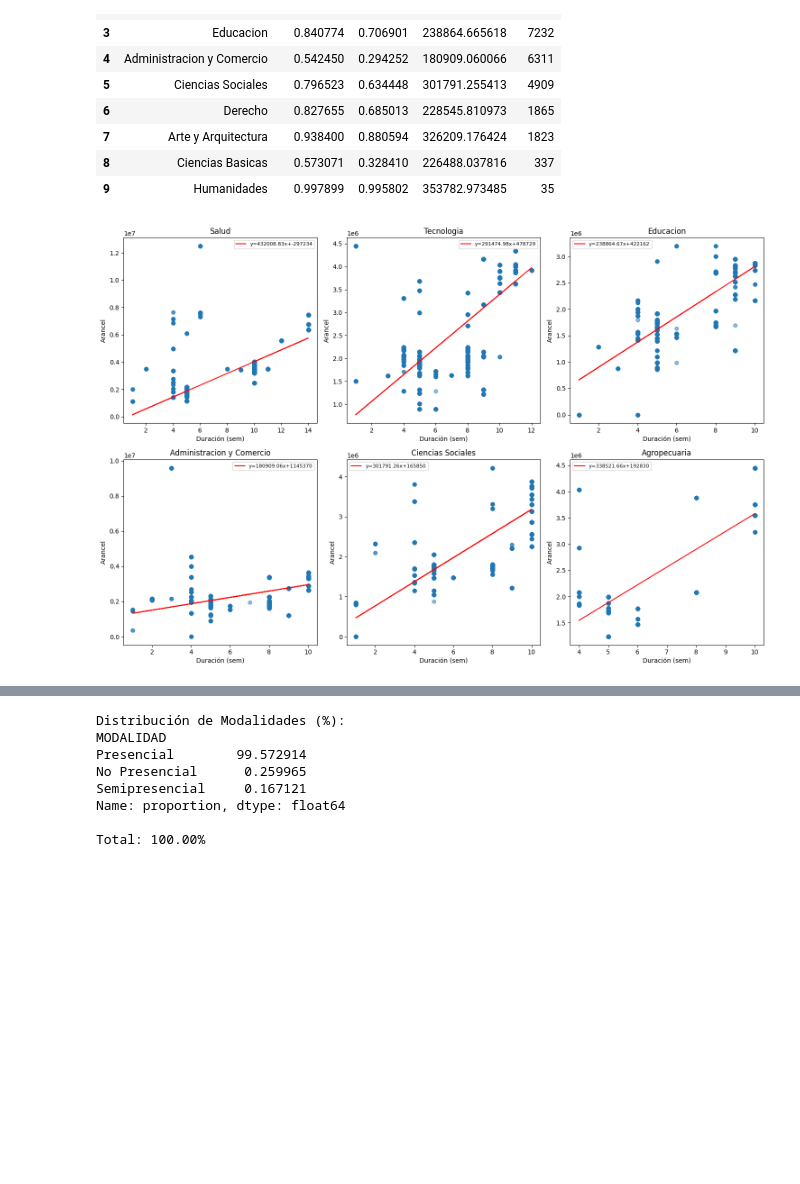
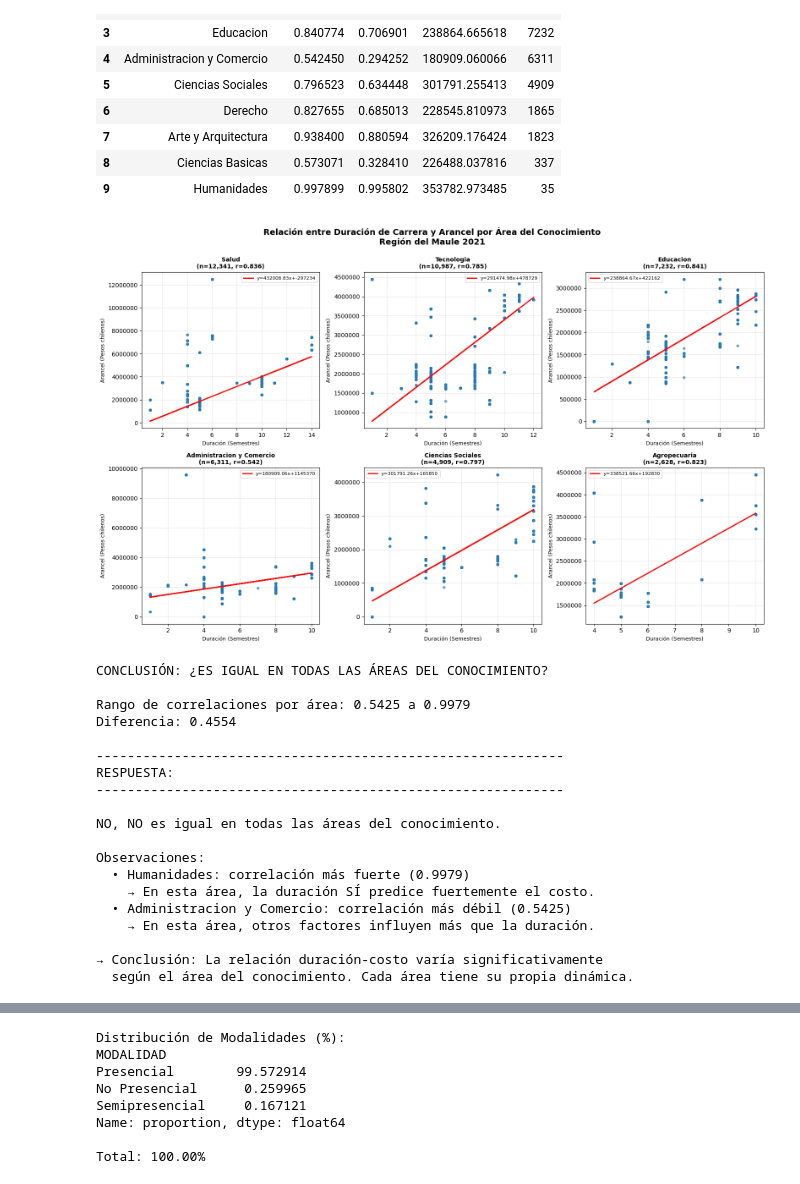
Before and after one commit to VincentiusFarenden/Estadistica-Descriptiva, a Jupyter notebook: TRABAJO TALLER SEMESTRAL/Trabajo_Practico.ipynb, the cells around one changed output, grey strips where cells are left out. Saved outputs shown, nothing was run; the diff lists cells and outputs as text; code cells hidden in the pictures; blank space fills up the shorter version.

```diff
--- a/TRABAJO TALLER SEMESTRAL/Trabajo_Practico.ipynb
+++ b/TRABAJO TALLER SEMESTRAL/Trabajo_Practico.ipynb
@@ -1028,6 +1057,9 @@ Centros de Formacion Tecnica:
 # %%
 # Gráficos por tipo
 fig, axes = plt.subplots(2, 2, figsize=(14, 10))
+fig.suptitle('Relación Matrícula vs. Arancel por Tipo de Institución', fontsize=16)
+
+
 axes = axes.flatten()
 
 for idx, tipo in enumerate(tipos):
@@ -1043,7 +1075,9 @@ for idx, tipo in enumerate(tipos):
     axes[idx].set_title(tipo)
     axes[idx].set_xlabel('Matrícula')
     axes[idx].set_ylabel('Arancel')
+    axes[idx].grid(True, alpha=0.3)
     axes[idx].legend()
+
 
 plt.tight_layout()
 plt.show()
@@ -1186,26 +1284,86 @@ Humanidades:
 # %%
 # Gráficos por área (seleccionar las 6 principales)
 areas_principales = tabla_areas.nlargest(6, 'n')['Área'].values
 
-fig, axes = plt.subplots(2, 3, figsize=(15, 10))
+fig, axes = plt.subplots(2, 3, figsize=(16, 10))
 axes = axes.flatten()
+
+fig.suptitle('Relación entre Duración de Carrera y Arancel por Área del Conocimiento\nRegión del Maule 2021',
+             fontsize=14, fontweight='bold', y=0.995)
 
 for idx, area in enumerate(areas_principales):
     df_area = df_1[df_1['AREA CONOCIMIENTO'] == area]
     v_i = df_area['DURACION TOTAL CARRERA (SEMESTRES)']
     v_d = df_area['VALOR ARANCEL (PESOS)']
 
     modelo = np.polyfit(v_i, v_d, 1)
     m, b = modelo
 
-    axes[idx].scatter(v_i, v_d, alpha=0.5)
-    axes[idx].plot(v_i, m * v_i + b, 'r-', label=f'y={m:.2f}x+{b:.0f}')
-    axes[idx].set_title(area)
-    axes[idx].set_xlabel('Duración (sem)')
-    axes[idx].set_ylabel('Arancel')
+    # Obtener resultado
+    res_area = [r for r in resultados_area if r['Área'] == area][0]
+
+    axes[idx].scatter(v_i, v_d, alpha=0.6, s=15)
+    axes[idx].plot(v_i, m * v_i + b, 'r-', linewidth=2,
+                   label=f'y={m:.2f}x+{b:.0f}')
+    axes[idx].set_title(f'{area}\n(n={res_area["n"]:,}, r={res_area["Correlación"]:.3f})',
+                        fontweight='bold', fontsize=10)
+    axes[idx].set_xlabel('Duración (Semestres)', fontsize=9)
+    axes[idx].set_ylabel('Arancel (Pesos chilenos)', fontsize=9)
     axes[idx].legend(fontsize=8)
+    axes[idx].grid(True, alpha=0.3)
+    axes[idx].ticklabel_format(style='plain', axis='y')
 
 plt.tight_layout()
 plt.show()
+
+print('CONCLUSIÓN: ¿ES IGUAL EN TODAS LAS ÁREAS DEL CONOCIMIENTO?')
+
+# Analizar diferencias
+corr_areas = [r['Correlación'] for r in resultados_area]
+max_corr_area = max(corr_areas)
+min_corr_area = min(corr_areas)
+diff_areas = max_corr_area - min_corr_area
+
+print(f'\nRango de correlaciones por área: {min_corr_area:.4f} a {max_corr_area:.4f}')
+print(f'Diferencia: {diff_areas:.4f}')
+
+print('\n' + '-'*60)
+print('RESPUESTA:')
+print('-'*60)
+
+if diff_areas > 0.2:
+    print('\nNO, NO es igual en todas las áreas del conocimiento.')
+    print('\nObservaciones:')
+    # Identificar áreas extremas
+    area_max = [r['Área'] for r in resultados_area if r['Correlación'] == max_corr_area][0]
+    area_min = [r['Área'] for r in resultados_area if r['Correlación'] == min_corr_area][0]
+    print(f'  • {area_max}: correlación más fuerte ({max_corr_area:.4f})')
+    print(f'    → En esta área, la duración SÍ predice fuertemente el costo.')
+    print(f'  • {area_min}: correlación más débil ({min_corr_area:.4f})')
+    print(f'    → En esta área, otros factores influyen más que la duración.')
+    print('\n→ Conclusión: La relación duración-costo varía significativamente')
+    print('  según el área del conocimiento. Cada área tiene su propia dinámica.')
+else:
+    print('\nSÍ, el comportamiento es similar en la mayoría de las áreas.')
+    print('\n→ La relación duración-costo es consistente entre áreas.')
 # %% [output]
-[figure, old version]
+[figure, new version]
+CONCLUSIÓN: ¿ES IGUAL EN TODAS LAS ÁREAS DEL CONOCIMIENTO?
+
+Rango de correlaciones por área: 0.5425 a 0.9979
+Diferencia: 0.4554
+
+------------------------------------------------------------
+RESPUESTA:
+------------------------------------------------------------
+
+NO, NO es igual en todas las áreas del conocimiento.
+
+Observaciones:
+  • Humanidades: correlación más fuerte (0.9979)
+    → En esta área, la duración SÍ predice fuertemente el costo.
+  • Administracion y Comercio: correlación más débil (0.5425)
+    → En esta área, otros factores influyen más que la duración.
+
+→ Conclusión: La relación duración-costo varía significativamente
+  según el área del conocimiento. Cada área tiene su propia dinámica.
```
Also changed, not shown: parts of 28 cells of this notebook, 1 other file.
